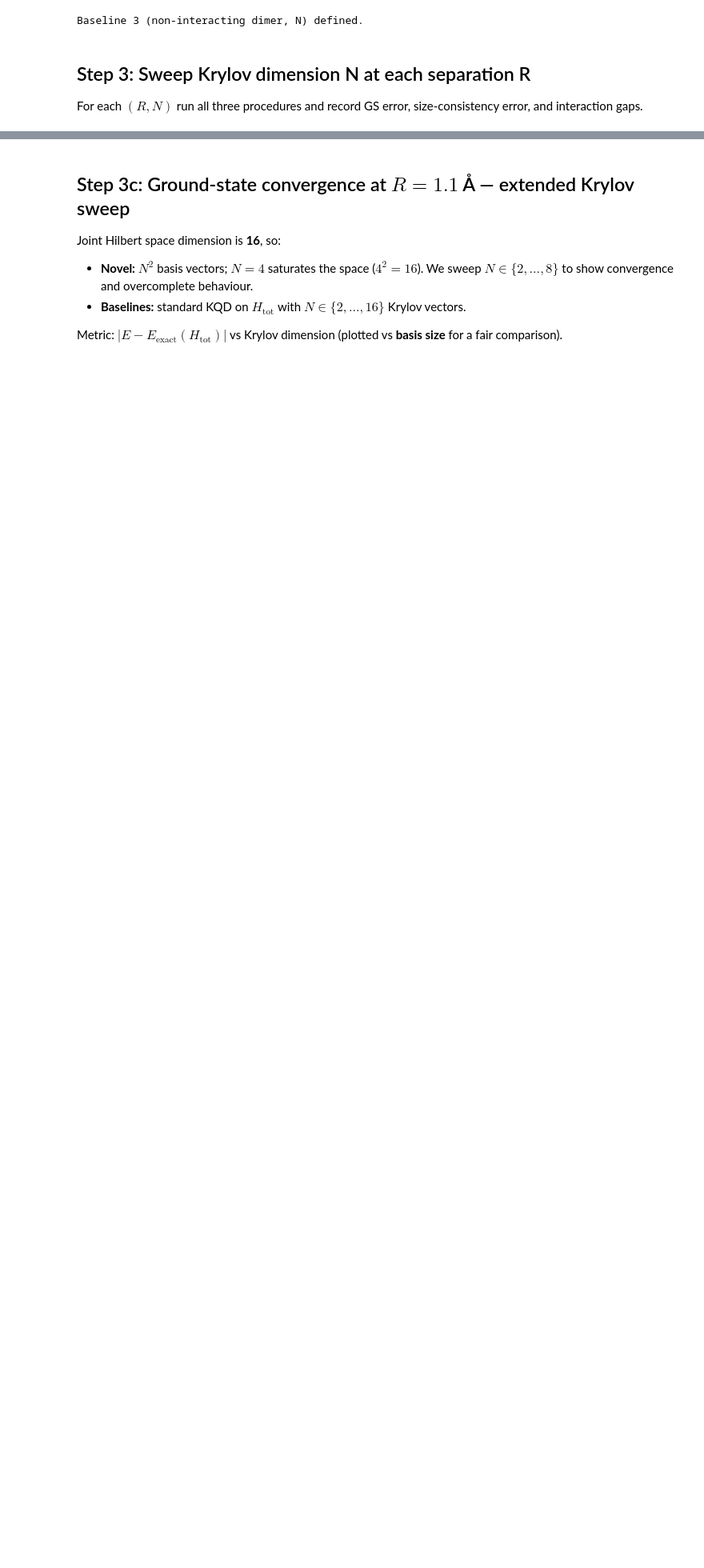
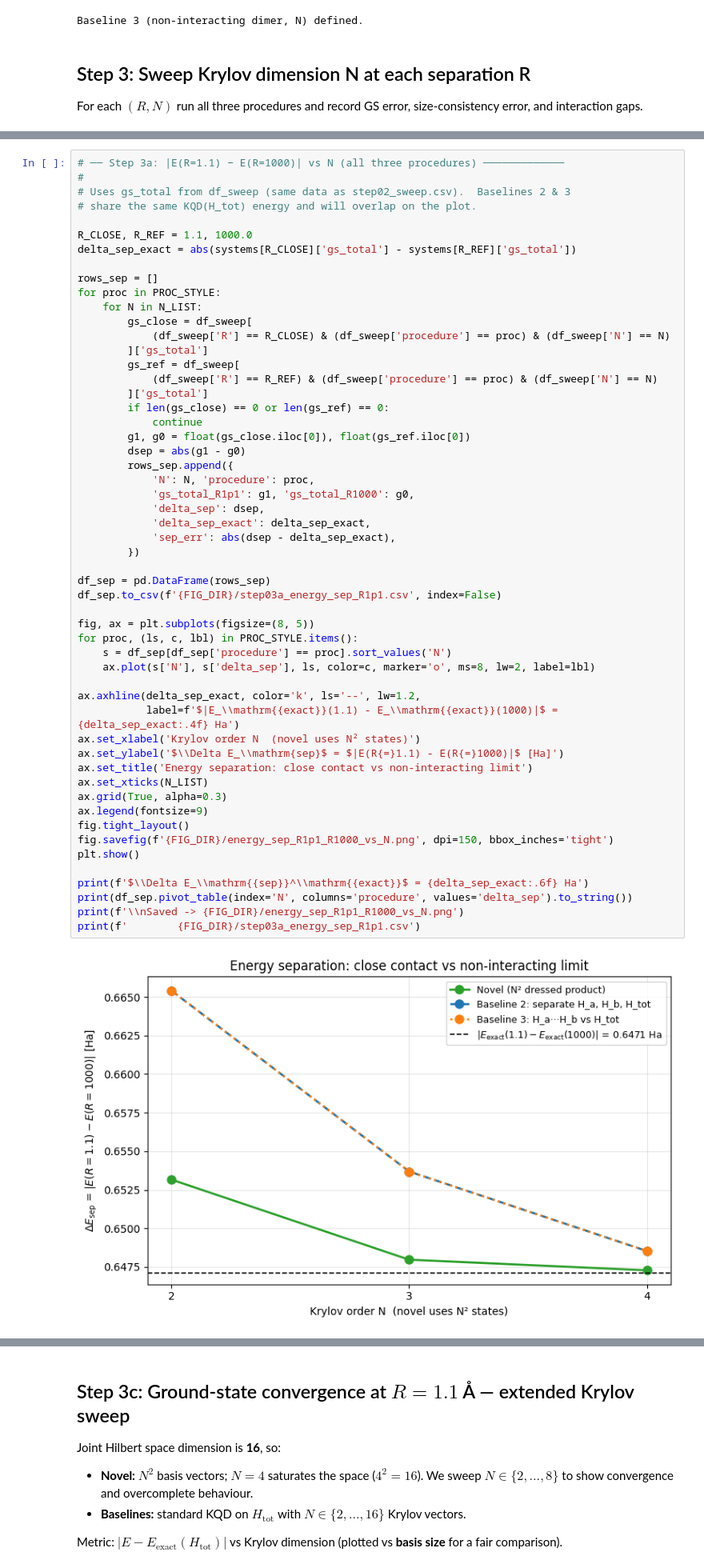
Before and after one commit to PrabhavD/qkd-size-consistency, a Jupyter notebook: krylov_interacting_sc.ipynb, the cells around one changed output, grey strips where cells are left out. Shown at 80% size. Drawn from its saved outputs; the diff is of its cells as text; blank space fills up the shorter version.

```diff
--- a/krylov_interacting_sc.ipynb
+++ b/krylov_interacting_sc.ipynb
@@ -592,0 +601,56 @@ plt.show()
+# %%
+# ── Step 3a: |E(R=1.1) − E(R=1000)| vs N (all three procedures) ─────────────
+#
+# Uses gs_total from df_sweep (same data as step02_sweep.csv).  Baselines 2 & 3
+# share the same KQD(H_tot) energy and will overlap on the plot.
+
+R_CLOSE, R_REF = 1.1, 1000.0
+delta_sep_exact = abs(systems[R_CLOSE]['gs_total'] - systems[R_REF]['gs_total'])
+
+rows_sep = []
+for proc in PROC_STYLE:
+    for N in N_LIST:
+        gs_close = df_sweep[
+            (df_sweep['R'] == R_CLOSE) & (df_sweep['procedure'] == proc) & (df_sweep['N'] == N)
+        ]['gs_total']
+        gs_ref = df_sweep[
+            (df_sweep['R'] == R_REF) & (df_sweep['procedure'] == proc) & (df_sweep['N'] == N)
+        ]['gs_total']
+        if len(gs_close) == 0 or len(gs_ref) == 0:
+            continue
+        g1, g0 = float(gs_close.iloc[0]), float(gs_ref.iloc[0])
+        dsep = abs(g1 - g0)
+        rows_sep.append({
+            'N': N, 'procedure': proc,
+            'gs_total_R1p1': g1, 'gs_total_R1000': g0,
+            'delta_sep': dsep,
+            'delta_sep_exact': delta_sep_exact,
+            'sep_err': abs(dsep - delta_sep_exact),
+        })
+
+df_sep = pd.DataFrame(rows_sep)
+df_sep.to_csv(f'{FIG_DIR}/step03a_energy_sep_R1p1.csv', index=False)
+
+fig, ax = plt.subplots(figsize=(8, 5))
+for proc, (ls, c, lbl) in PROC_STYLE.items():
+    s = df_sep[df_sep['procedure'] == proc].sort_values('N')
+    ax.plot(s['N'], s['delta_sep'], ls, color=c, marker='o', ms=8, lw=2, label=lbl)
+
+ax.axhline(delta_sep_exact, color='k', ls='--', lw=1.2,
+           label=f'$|E_\\mathrm{{exact}}(1.1) - E_\\mathrm{{exact}}(1000)|$ = {delta_sep_exact:.4f} Ha')
+ax.set_xlabel('Krylov order N  (novel uses N² states)')
+ax.set_ylabel('$\\Delta E_\\mathrm{sep}$ = $|E(R{=}1.1) - E(R{=}1000)|$ [Ha]')
+ax.set_title('Energy separation: close contact vs non-interacting limit')
+ax.set_xticks(N_LIST)
+ax.grid(True, alpha=0.3)
+ax.legend(fontsize=9)
+fig.tight_layout()
+fig.savefig(f'{FIG_DIR}/energy_sep_R1p1_R1000_vs_N.png', dpi=150, bbox_inches='tight')
+plt.show()
+
+print(f'$\\Delta E_\\mathrm{{sep}}^\\mathrm{{exact}}$ = {delta_sep_exact:.6f} Ha')
+print(df_sep.pivot_table(index='N', columns='procedure', values='delta_sep').to_string())
+print(f'\\nSaved -> {FIG_DIR}/energy_sep_R1p1_R1000_vs_N.png')
+print(f'        {FIG_DIR}/step03a_energy_sep_R1p1.csv')
+# %% [output]
+[figure, added]
```
Also changed, not shown: parts of 11 cells of this notebook.
